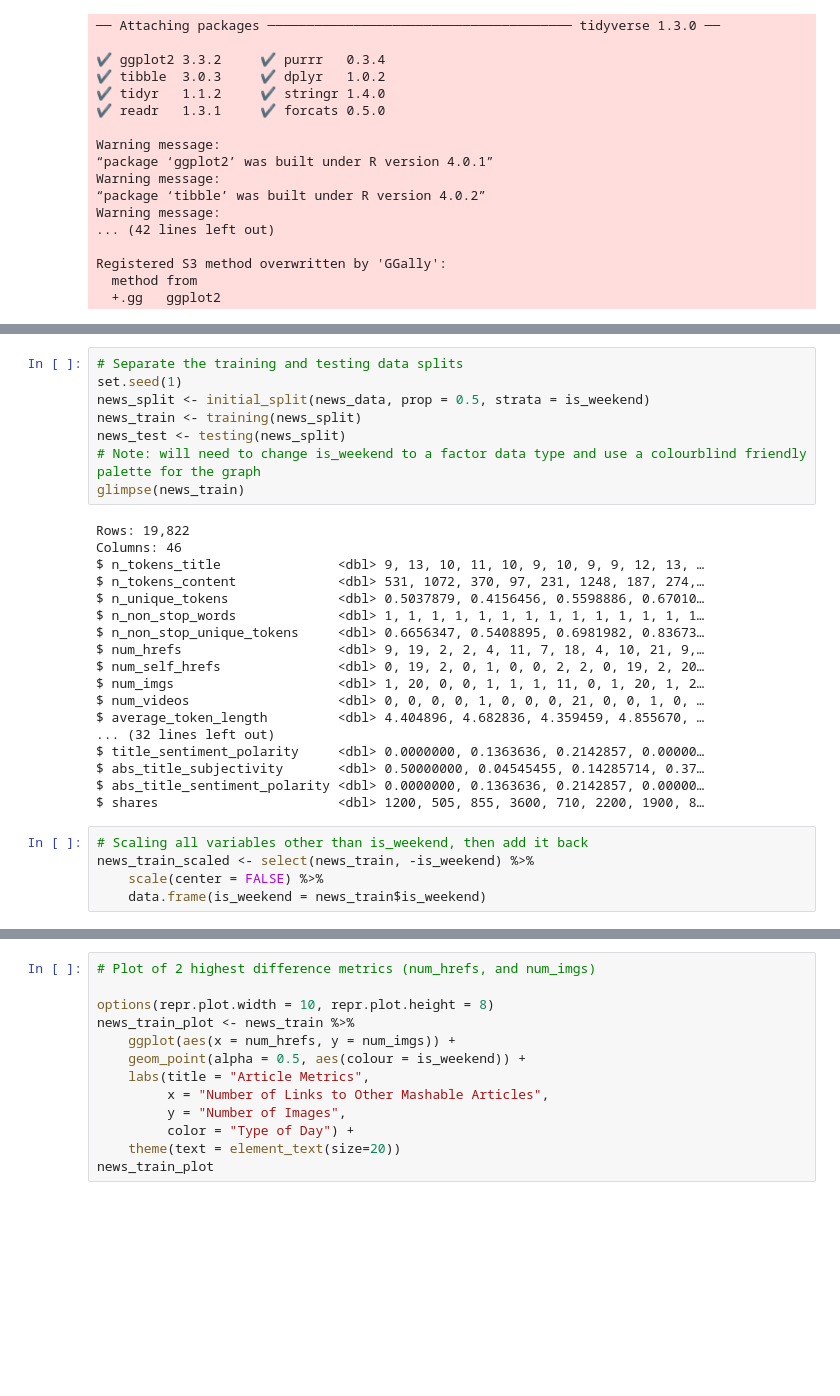
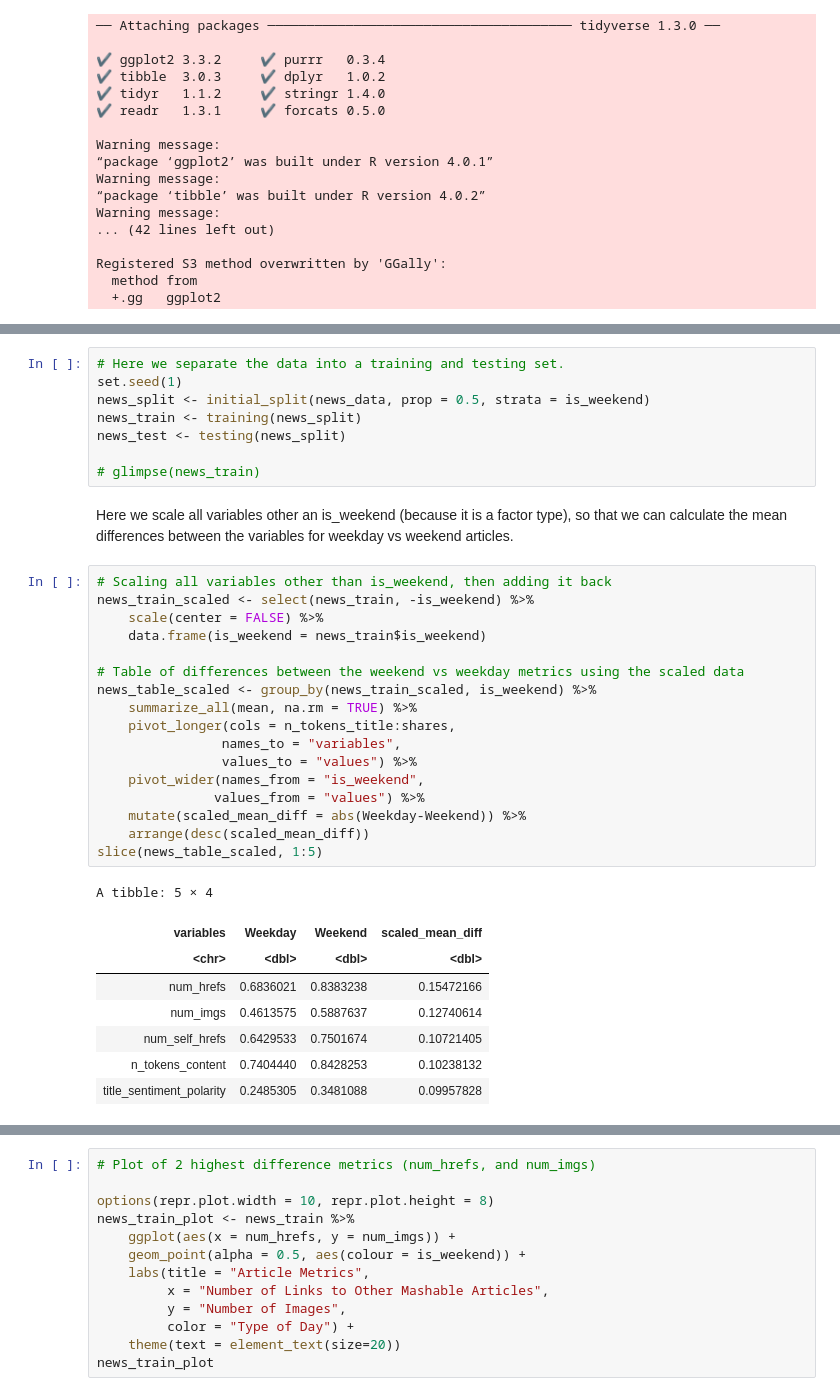
Before and after one commit to jonathho/DSCI100-Project, a Jupyter notebook: ProjectNotebook.ipynb, the cells around one changed output, grey strips where cells are left out. Cells and saved outputs as stored; diff of their text form; blank space fills up the shorter version.

```diff
--- a/ProjectNotebook.ipynb
+++ b/ProjectNotebook.ipynb
@@ -54,33 +60,38 @@ A tibble: 39644 × 46
 | 6 | 682 | 0.5394933 | 1 | 0.6926605 | 10 | ... |
 | 10 | 157 | 0.7019868 | 1 | 0.8461538 | 1 | ... |
 # %%
-# Separate the training and testing data splits
+# Here we separate the data into a training and testing set.
 set.seed(1)
 news_split <- initial_split(news_data, prop = 0.5, strata = is_weekend)
 news_train <- training(news_split)
 news_test <- testing(news_split)
-# Note: will need to change is_weekend to a factor data type and use a colourblind friendly palette for the graph
-glimpse(news_train)
+
+# glimpse(news_train)
-# %% [output]
-Rows: 19,822
-Columns: 46
-$ n_tokens_title               <dbl> 9, 13, 10, 11, 10, 9, 10, 9, 9, 12, 13, …
-$ n_tokens_content             <dbl> 531, 1072, 370, 97, 231, 1248, 187, 274,…
-$ n_unique_tokens              <dbl> 0.5037879, 0.4156456, 0.5598886, 0.67010…
-$ n_non_stop_words             <dbl> 1, 1, 1, 1, 1, 1, 1, 1, 1, 1, 1, 1, 1, 1…
-$ n_non_stop_unique_tokens     <dbl> 0.6656347, 0.5408895, 0.6981982, 0.83673…
-$ num_hrefs                    <dbl> 9, 19, 2, 2, 4, 11, 7, 18, 4, 10, 21, 9,…
-$ num_self_hrefs               <dbl> 0, 19, 2, 0, 1, 0, 0, 2, 2, 0, 19, 2, 20…
-$ num_imgs                     <dbl> 1, 20, 0, 0, 1, 1, 1, 11, 0, 1, 20, 1, 2…
-$ num_videos                   <dbl> 0, 0, 0, 0, 1, 0, 0, 0, 21, 0, 0, 1, 0, …
-$ average_token_length         <dbl> 4.404896, 4.682836, 4.359459, 4.855670, …
-... (32 lines left out)
-$ title_sentiment_polarity     <dbl> 0.0000000, 0.1363636, 0.2142857, 0.00000…
-$ abs_title_subjectivity       <dbl> 0.50000000, 0.04545455, 0.14285714, 0.37…
-$ abs_title_sentiment_polarity <dbl> 0.0000000, 0.1363636, 0.2142857, 0.00000…
-$ shares                       <dbl> 1200, 505, 855, 3600, 710, 2200, 1900, 8…
+# %% [markdown]
+Here we scale all variables other an is_weekend (because it is a factor type), so that we can calculate the mean differences between the variables for weekday vs weekend articles.
 # %%
-# Scaling all variables other than is_weekend, then add it back
+# Scaling all variables other than is_weekend, then adding it back
 news_train_scaled <- select(news_train, -is_weekend) %>%
     scale(center = FALSE) %>%
     data.frame(is_weekend = news_train$is_weekend)
+
+# Table of differences between the weekend vs weekday metrics using the scaled data
+news_table_scaled <- group_by(news_train_scaled, is_weekend) %>%
+    summarize_all(mean, na.rm = TRUE) %>%
+    pivot_longer(cols = n_tokens_title:shares,
+                names_to = "variables",
+                values_to = "values") %>%
+    pivot_wider(names_from = "is_weekend",
+               values_from = "values") %>%
+    mutate(scaled_mean_diff = abs(Weekday-Weekend)) %>%
+    arrange(desc(scaled_mean_diff))
+slice(news_table_scaled, 1:5)
+# %% [output]
+A tibble: 5 × 4
+| variables | Weekday | Weekend | scaled_mean_diff |
+| <chr> | <dbl> | <dbl> | <dbl> |
+| num_hrefs | 0.6836021 | 0.8383238 | 0.15472166 |
+| num_imgs | 0.4613575 | 0.5887637 | 0.12740614 |
+| num_self_hrefs | 0.6429533 | 0.7501674 | 0.10721405 |
+| n_tokens_content | 0.7404440 | 0.8428253 | 0.10238132 |
+| title_sentiment_polarity | 0.2485305 | 0.3481088 | 0.09957828 |
```
Also changed, not shown: parts of 8 cells of this notebook.
